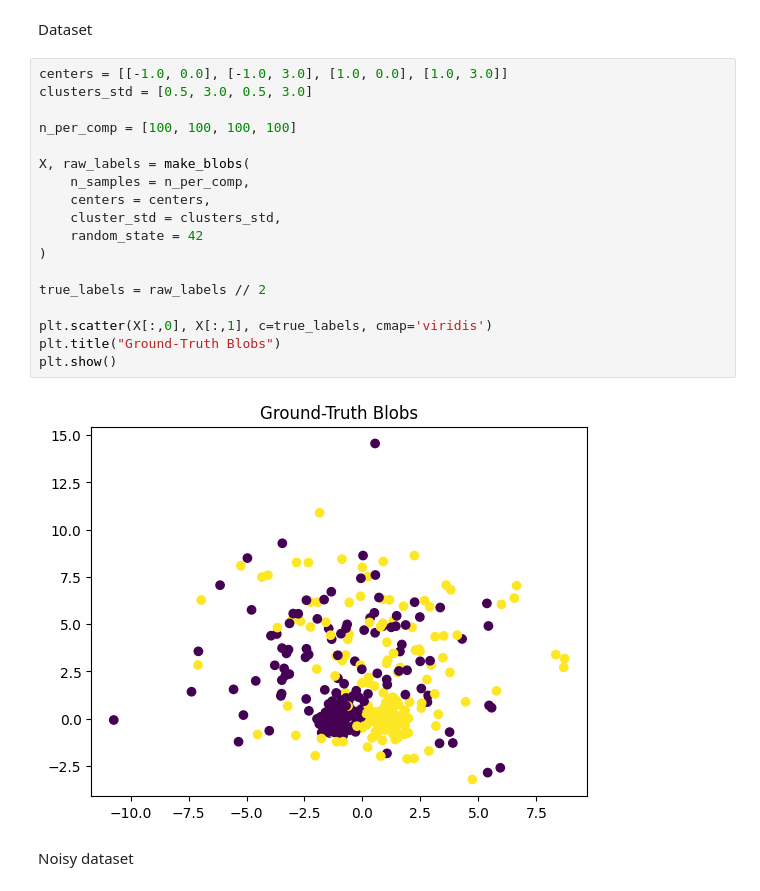
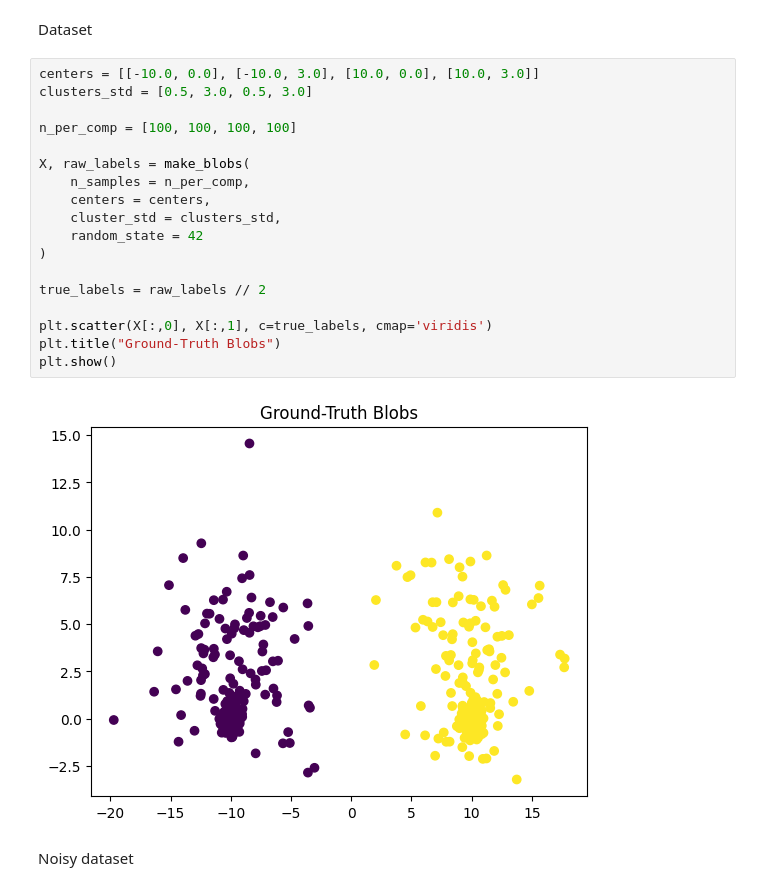
Before and after one commit to RobinB1lo/New-HDBSCAN, a Jupyter notebook: trials/deconvolutionKDE.ipynb, the cells around one changed output. Drawn from its saved outputs; the diff is of its cells as text.

```diff
--- a/trials/deconvolutionKDE.ipynb
+++ b/trials/deconvolutionKDE.ipynb
@@ -16,25 +16,25 @@ from scipy.interpolate import interp1d
 # %% [markdown]
 Dataset
 # %%
-centers = [[-1.0, 0.0], [-1.0, 3.0], [1.0, 0.0], [1.0, 3.0]]
+centers = [[-10.0, 0.0], [-10.0, 3.0], [10.0, 0.0], [10.0, 3.0]]
 clusters_std = [0.5, 3.0, 0.5, 3.0]
 
 n_per_comp = [100, 100, 100, 100]
 
 X, raw_labels = make_blobs(
     n_samples = n_per_comp,
     centers = centers,
     cluster_std = clusters_std,
     random_state = 42
 )
 
 true_labels = raw_labels // 2
 
 plt.scatter(X[:,0], X[:,1], c=true_labels, cmap='viridis')
 plt.title("Ground-Truth Blobs")
 plt.show()
 # %% [output]
-[figure, old version]
+[figure, new version]
 # %% [markdown]
 Noisy dataset
 # %%
```
Also changed, not shown: parts of 2 cells of this notebook.
